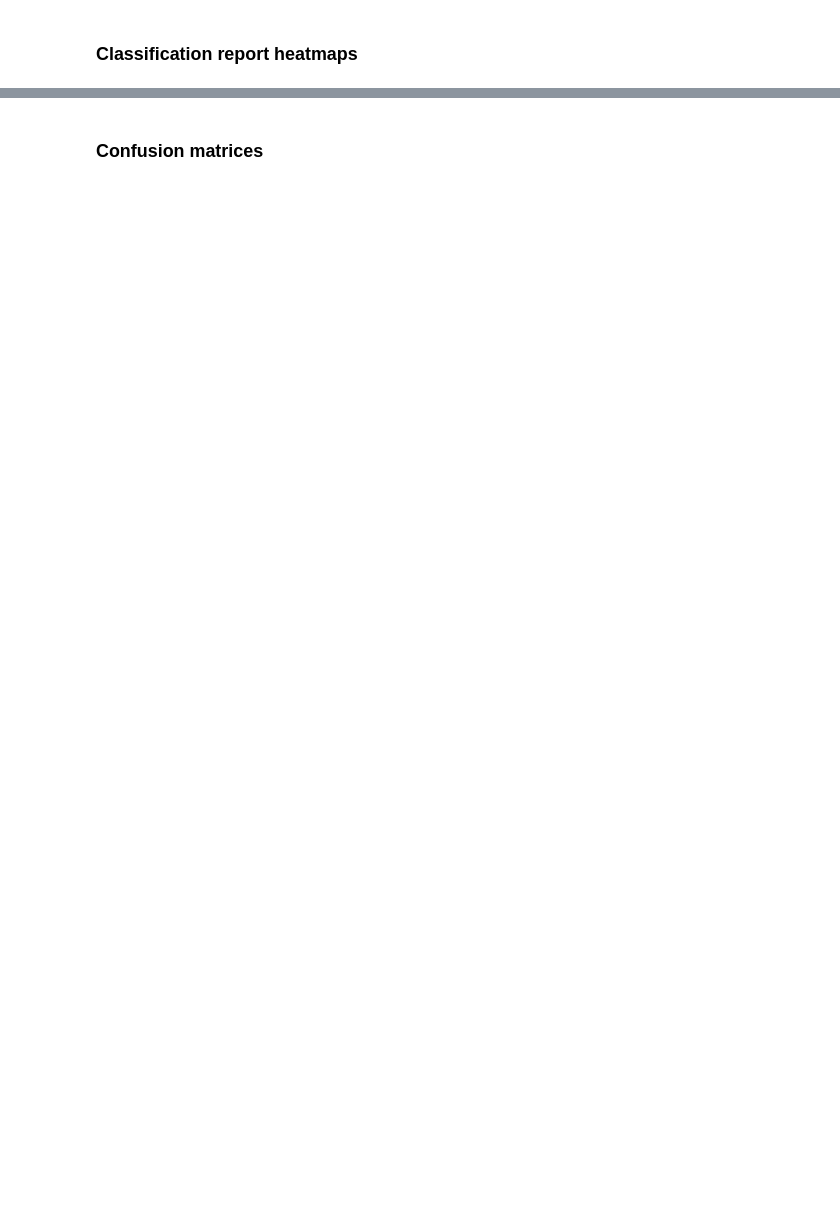
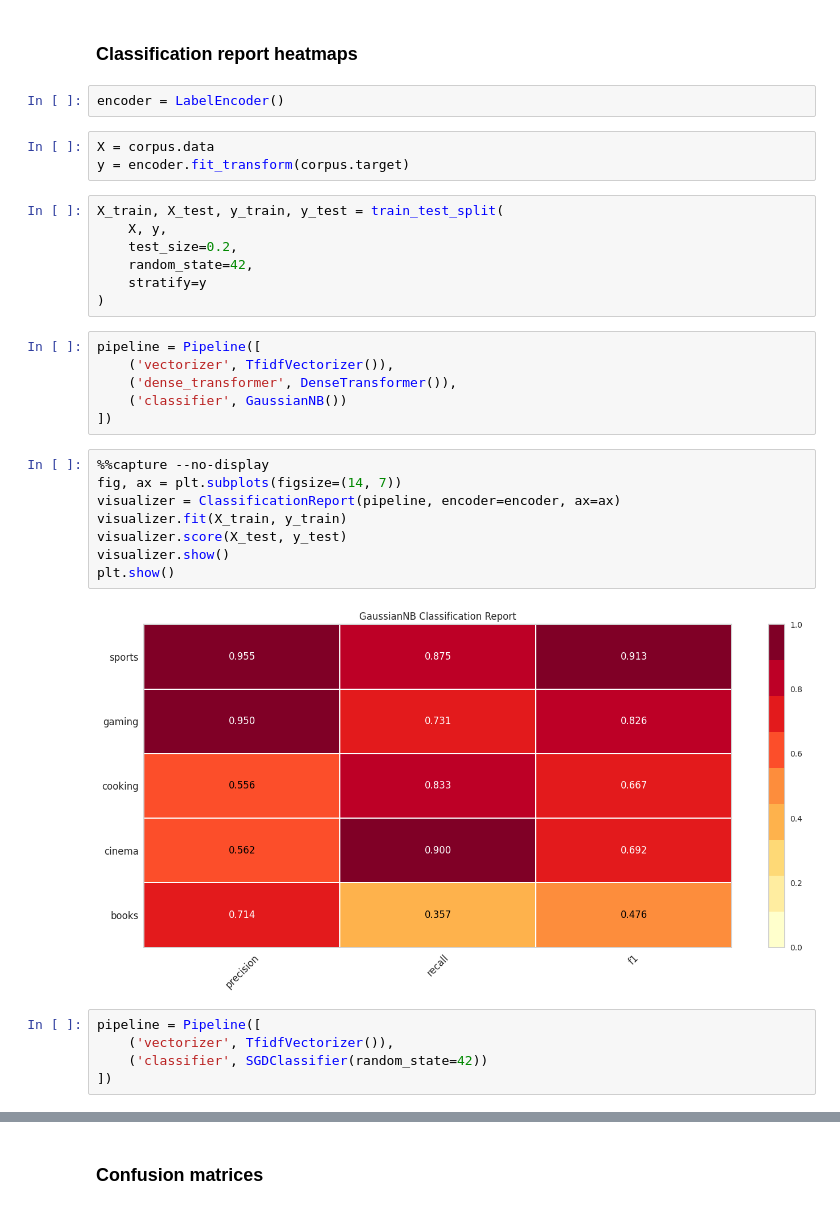
Before and after one commit to rjafarau/atap, a Jupyter notebook: python/source/08_Text_Visualization.ipynb, the cells around one changed output, grey strips where cells are left out. Drawn from its saved outputs; the diff is of its cells as text; blank space fills up the shorter version.

Commit message:
Continue chapter 08 Text Visualization

```diff
--- a/python/source/08_Text_Visualization.ipynb
+++ b/python/source/08_Text_Visualization.ipynb
@@ -779,2 +803,35 @@ plt.show()
 # %% [markdown]
 ### Classification report heatmaps
+# %%
+encoder = LabelEncoder()
+# %%
+X = corpus.data
+y = encoder.fit_transform(corpus.target)
+# %%
+X_train, X_test, y_train, y_test = train_test_split(
+    X, y,
+    test_size=0.2,
+    random_state=42,
+    stratify=y
+)
+# %%
+pipeline = Pipeline([
+    ('vectorizer', TfidfVectorizer()),
+    ('dense_transformer', DenseTransformer()),
+    ('classifier', GaussianNB())
+])
+# %%
+%%capture --no-display
+fig, ax = plt.subplots(figsize=(14, 7))
+visualizer = ClassificationReport(pipeline, encoder=encoder, ax=ax)
+visualizer.fit(X_train, y_train)
+visualizer.score(X_test, y_test)
+visualizer.show()
+plt.show()
+# %% [output]
+[figure, added]
+# %%
+pipeline = Pipeline([
+    ('vectorizer', TfidfVectorizer()),
+    ('classifier', SGDClassifier(random_state=42))
+])
```
Also changed, not shown: parts of 13 cells of this notebook, 1 other file.
